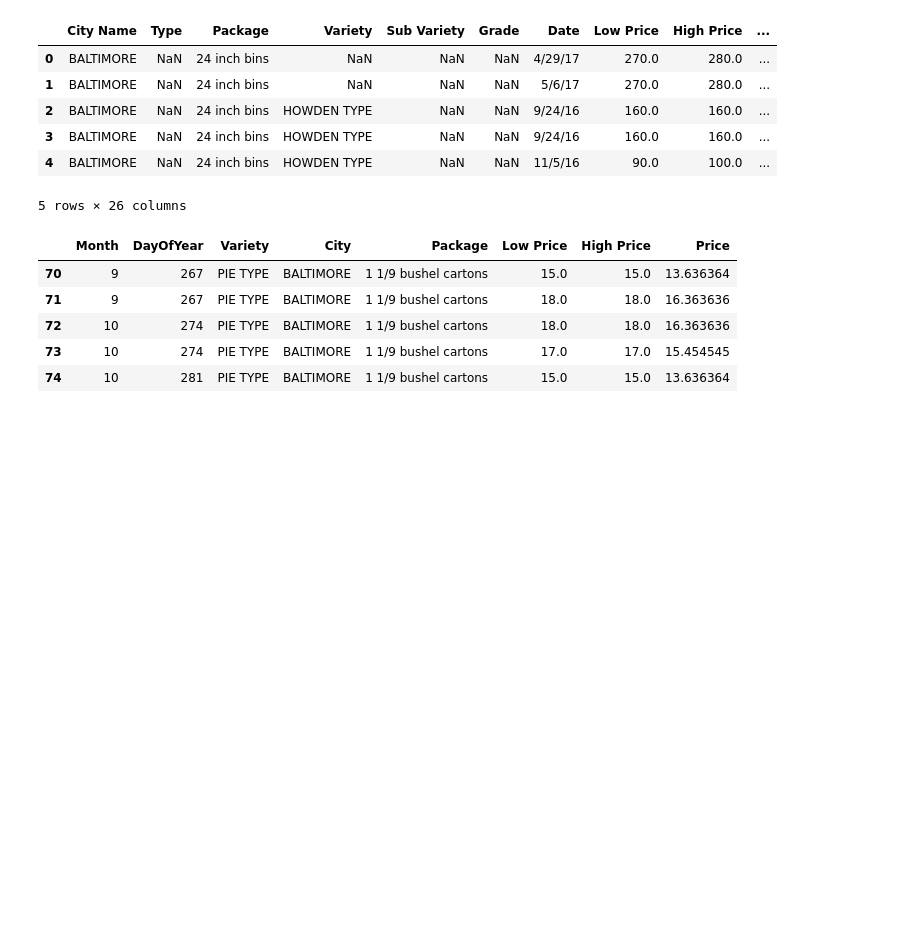
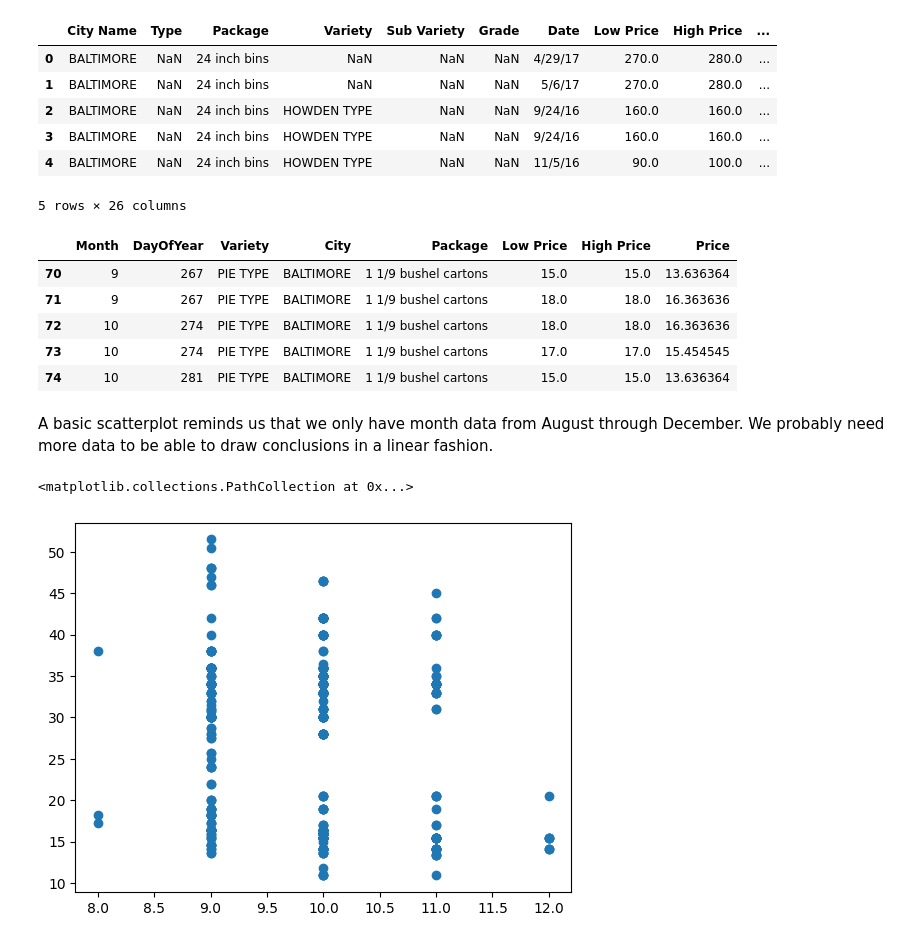
Before and after one commit to AkzechKyla/ML, a Jupyter notebook: 01-Regression/pumpkin2.ipynb, the cells around one changed output. Saved outputs shown, nothing was run; the diff lists cells and outputs as text; code cells hidden in the pictures; blank space fills up the shorter version.

```diff
--- a/01-Regression/pumpkin2.ipynb
+++ b/01-Regression/pumpkin2.ipynb
@@ -54,3 +54,11 @@ new_pumpkins.head()
 | 72 | 10 | 274 | PIE TYPE | BALTIMORE | 1 1/9 bushel cartons | 18.0 | 18.0 | 16.363636 |
 | 73 | 10 | 274 | PIE TYPE | BALTIMORE | 1 1/9 bushel cartons | 17.0 | 17.0 | 15.454545 |
 | 74 | 10 | 281 | PIE TYPE | BALTIMORE | 1 1/9 bushel cartons | 15.0 | 15.0 | 13.636364 |
+# %% [markdown]
+A basic scatterplot reminds us that we only have month data from August through December. We probably need more data to be able to draw conclusions in a linear fashion.
+# %%
+import matplotlib.pyplot as plt
+plt.scatter('Month','Price',data=new_pumpkins)
+# %% [output]
+<matplotlib.collections.PathCollection at 0x...>
+[figure, added]
```
Also changed, not shown: parts of 6 cells of this notebook.
